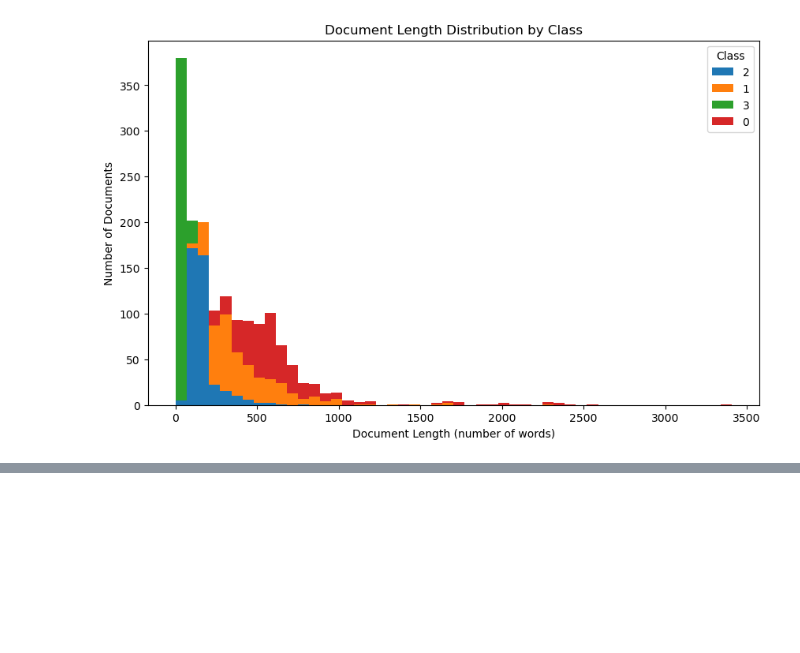
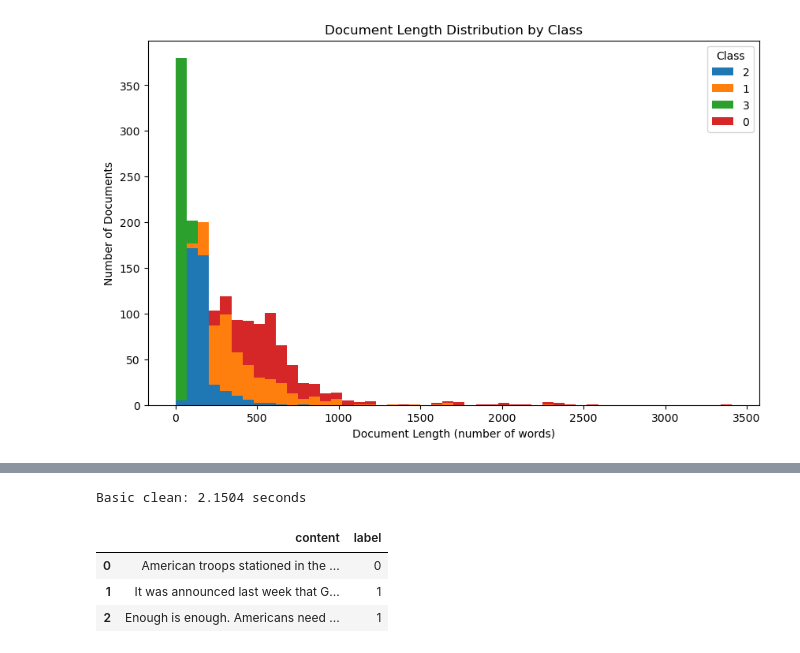
Before and after one commit to nuttymakes/TruthLens, a Jupyter notebook: Data/TruthLens Data Cleaning.ipynb, the cells around one changed output, grey strips where cells are left out. Drawn from its saved outputs; the diff is of its cells as text; code cells hidden in the pictures; blank space fills up the shorter version.

```diff
--- a/Data/TruthLens Data Cleaning.ipynb
+++ b/Data/TruthLens Data Cleaning.ipynb
@@ -637,0 +666,11 @@ plt.show()
+# %%
+start_time = time.time()
+data['content'] = data['content'].progress_apply(basic_clean)
+print("Basic clean: {:.4f} seconds".format(time.time() - start_time))
+data.head(3)
+# %% [output]
+Basic clean: 2.1504 seconds
+|  | content | label |
+| 0 | American troops stationed in the ... | 0 |
+| 1 | It was announced last week that G... | 1 |
+| 2 | Enough is enough. Americans need ... | 1 |
```
Also changed, not shown: parts of 12 cells of this notebook, 5 other files.
